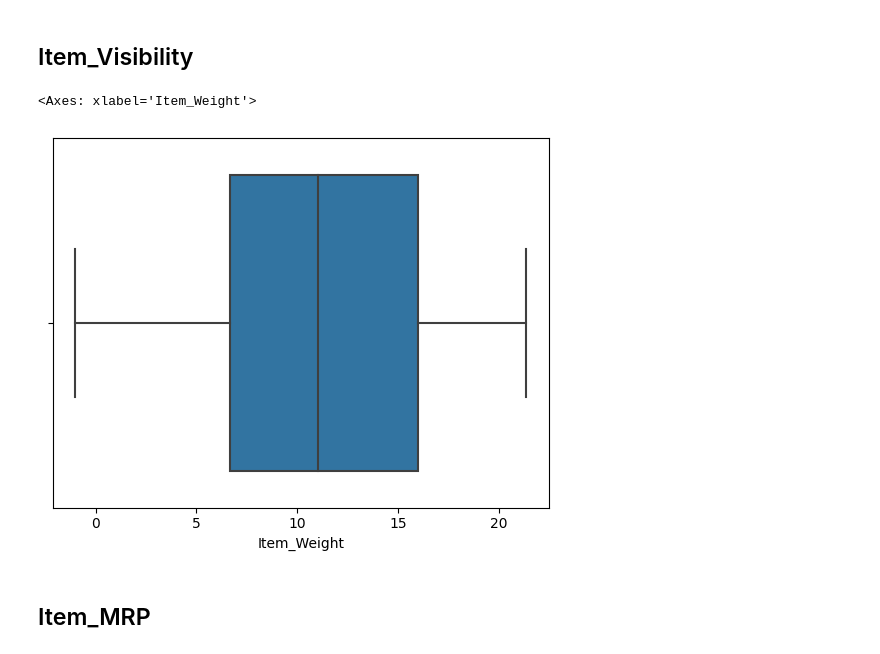
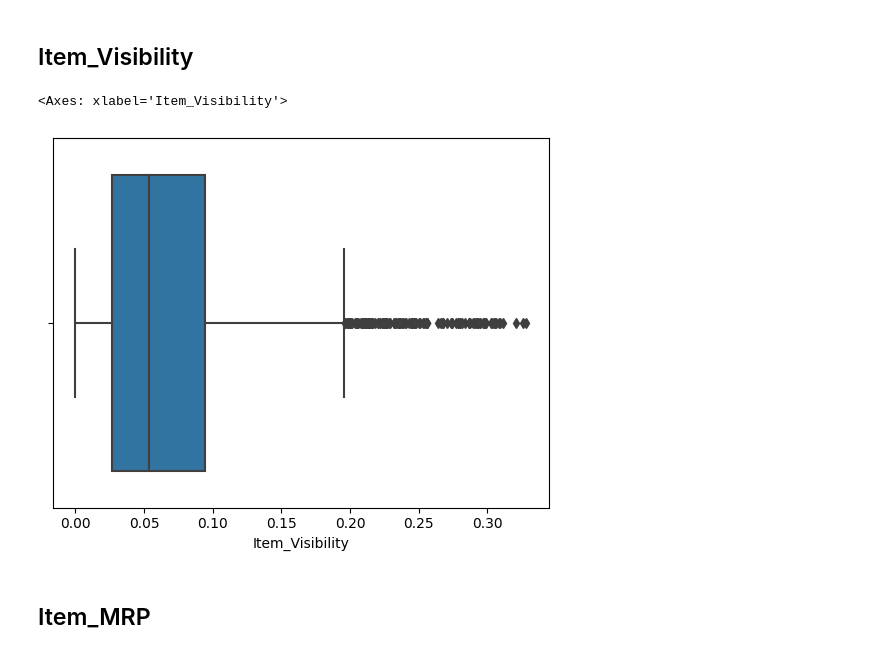
Before and after one commit to dsdyer/prediction-of-product-sales, a Jupyter notebook: Prediction_of_Product_Sales.ipynb, the cells around one changed output. Drawn from its saved outputs; the diff is of its cells as text; code cells hidden in the pictures.

```diff
--- a/Prediction_of_Product_Sales.ipynb
+++ b/Prediction_of_Product_Sales.ipynb
@@ -301,10 +303,10 @@ sns.boxplot(data=df, x='Item_Weight')
 # %% [markdown]
 ## Item_Visibility
 # %%
-sns.boxplot(data=df, x='Item_Weight')
+sns.boxplot(data=df, x='Item_Visibility')
 # %% [output]
-<Axes: xlabel='Item_Weight'>
+<Axes: xlabel='Item_Visibility'>
-[figure, old version]
+[figure, new version]
 # %% [markdown]
 ## Item_MRP
 # %%
```
Also changed, not shown: parts of 17 cells of this notebook.
